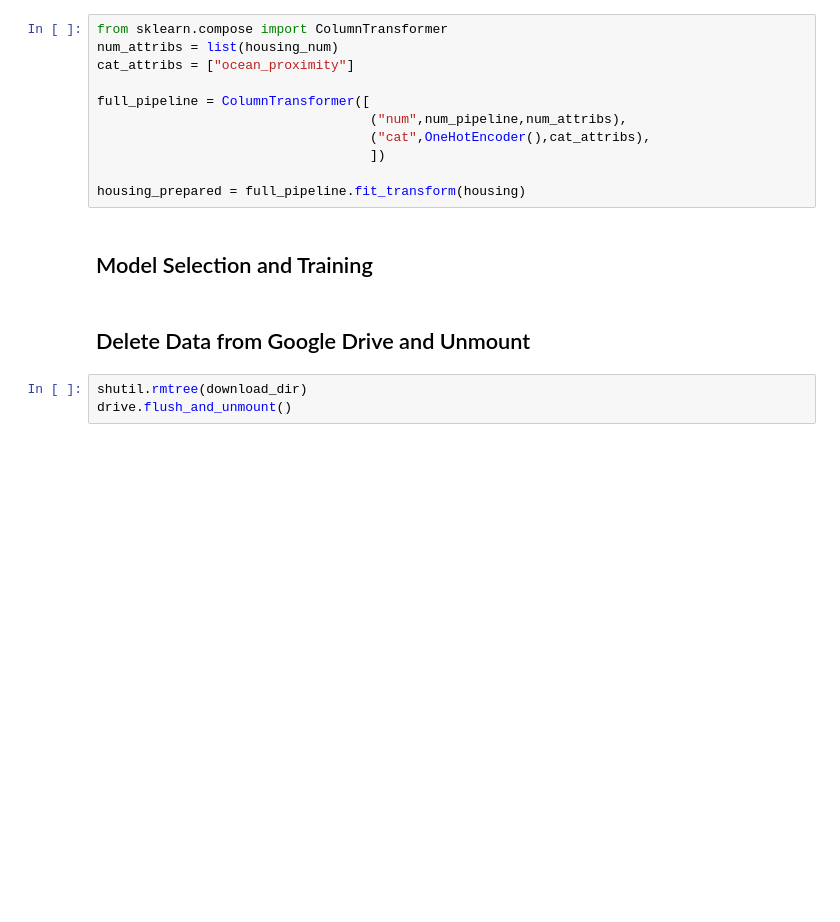
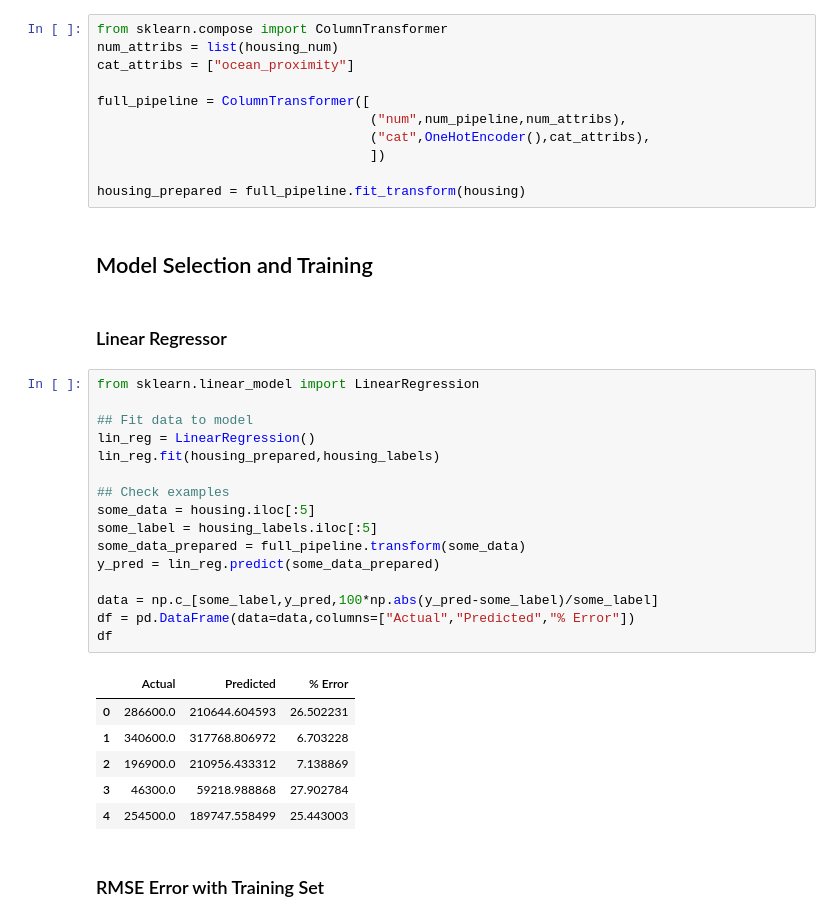
Before and after one commit to chandrusuresh/Hands-On-ML, a Jupyter notebook: Ch2/District_Housing_Prices.ipynb, the cells around one changed output. Cells and saved outputs as stored; diff of their text form; blank space fills up the shorter version.

Commit message:
Updated section about model selection and learning

```diff
--- a/Ch2/District_Housing_Prices.ipynb
+++ b/Ch2/District_Housing_Prices.ipynb
@@ -336,8 +341,30 @@ full_pipeline = ColumnTransformer([
 housing_prepared = full_pipeline.fit_transform(housing)
 # %% [markdown]
 ## Model Selection and Training
-# %% [markdown]
-## Delete Data from Google Drive and Unmount
-# %%
-shutil.rmtree(download_dir)
-drive.flush_and_unmount()
+# %% [markdown]
+### Linear Regressor
+# %%
+from sklearn.linear_model import LinearRegression
+
+## Fit data to model
+lin_reg = LinearRegression()
+lin_reg.fit(housing_prepared,housing_labels)
+
+## Check examples
+some_data = housing.iloc[:5]
+some_label = housing_labels.iloc[:5]
+some_data_prepared = full_pipeline.transform(some_data)
+y_pred = lin_reg.predict(some_data_prepared)
+
+data = np.c_[some_label,y_pred,100*np.abs(y_pred-some_label)/some_label]
+df = pd.DataFrame(data=data,columns=["Actual","Predicted","% Error"])
+df
+# %% [output]
+|  | Actual | Predicted | % Error |
+| 0 | 286600.0 | 210644.604593 | 26.502231 |
+| 1 | 340600.0 | 317768.806972 | 6.703228 |
+| 2 | 196900.0 | 210956.433312 | 7.138869 |
+| 3 | 46300.0 | 59218.988868 | 27.902784 |
+| 4 | 254500.0 | 189747.558499 | 25.443003 |
+# %% [markdown]
+### RMSE Error with Training Set
```
Also changed, not shown: parts of 13 cells of this notebook.
